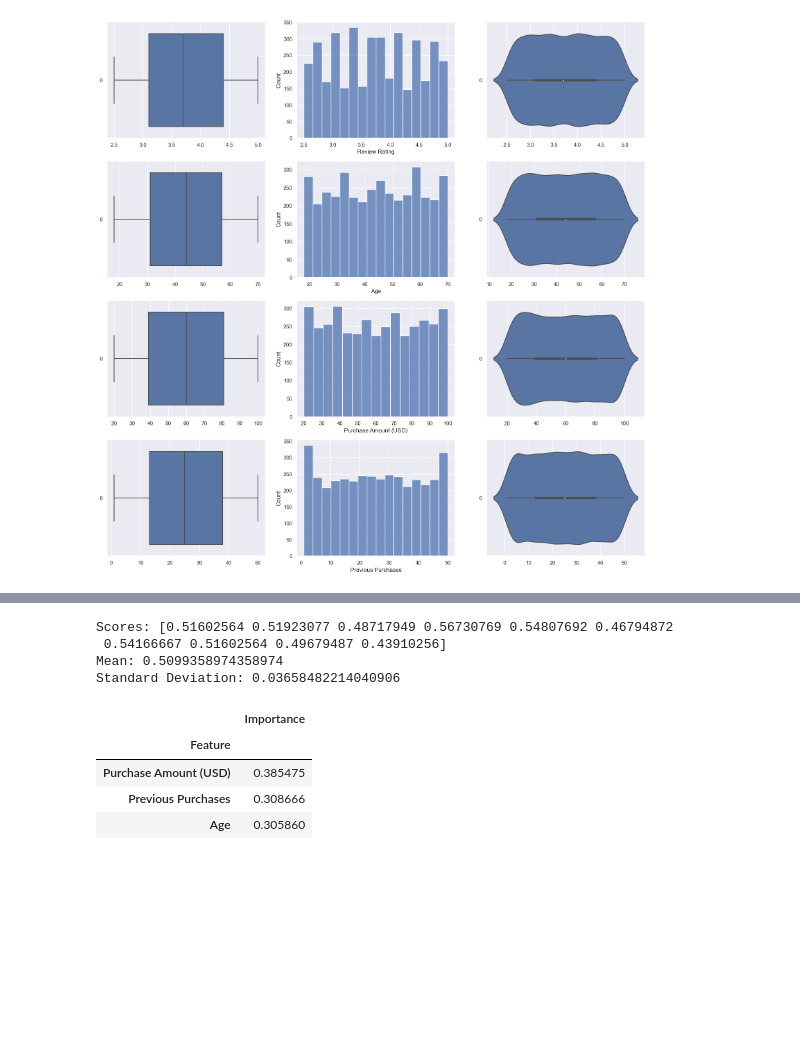
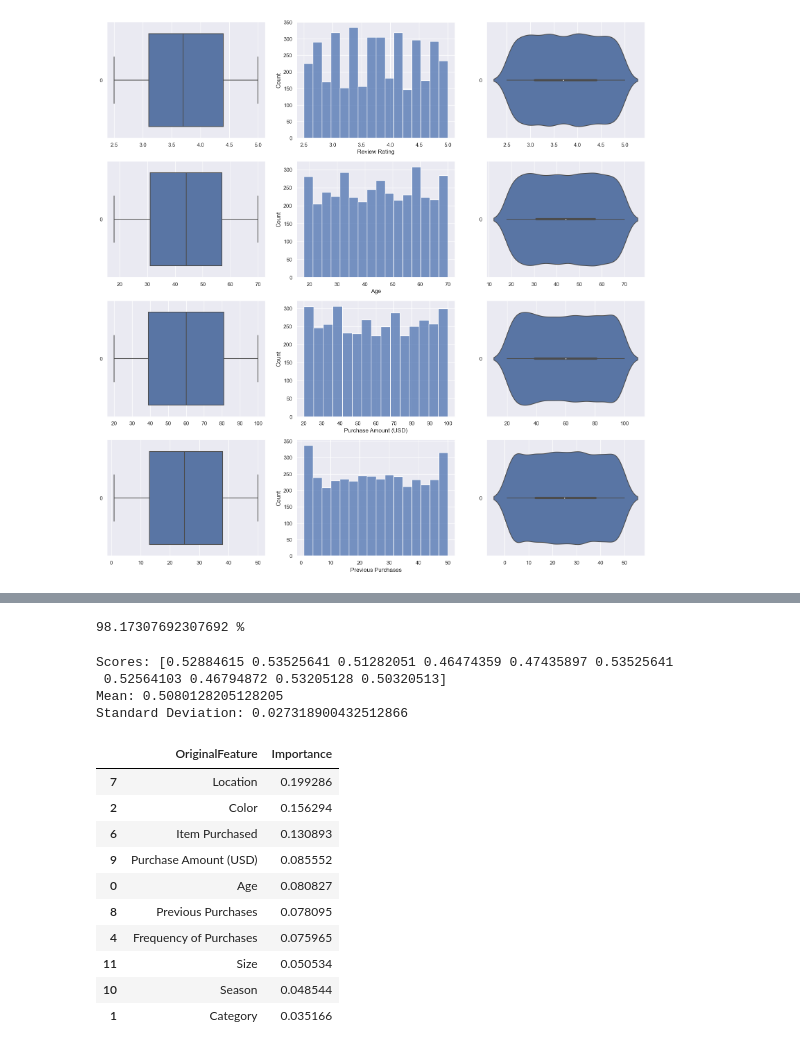
Before and after one commit to mendax1234/SC1015-Project-Customer-Shopping-Trends, a Jupyter notebook: Random-Forest.ipynb, the cells around one changed output, grey strips where cells are left out. Cells and saved outputs as stored; diff of their text form; code cells hidden in the pictures; blank space fills up the shorter version.

```diff
--- a/Random-Forest.ipynb
+++ b/Random-Forest.ipynb
@@ -98,3 +82,42 @@ print(accuracy_rf, "%")
+# %%
+#Preparation of Data Frames
+X = data[["Age", "Gender", "Category", "Location", "Size", "Color","Season","Subscription Status","Discount Applied","Frequency of Purchases","Item Purchased","Purchase Amount (USD)","Previous Purchases"]]
+Y = data["Review Rating"]
+
+Z = data[["Age", "Gender", "Category", "Location", "Size", "Color","Season","Subscription Status","Discount Applied","Frequency of Purchases","Item Purchased","Purchase Amount (USD)","Previous Purchases"]]
+#Creating Dummy Variables for Categorical Variables
+X = pd.get_dummies(data=X, drop_first=False)
+Z = pd.get_dummies(data=Z, drop_first=False)
+
+
+index_list = data['Customer ID'].tolist()
+column_values = pd.Series(index_list)
+Z.insert(loc=0, column='Customer ID', value=column_values)
+
+
+ColumnList =(X.columns.values.tolist())
+# %%
+a = data["Review Rating"]
+Review_Rating_List = []
+for i in data["Review Rating"]:
+    if i >= 3.75:               # Mark good purchase experience with '1' if ReviewRating >= 3.75
+        Review_Rating_List.append(1)
+    else:                      # Mark bad purchase experience with '1' if ReviewRating < 3.75
+        Review_Rating_List.append(0)
+
+
+X_train, X_test, y_train, y_test = train_test_split(X, Review_Rating_List, test_size = 0.2)
+# %%
+random_forest = RandomForestClassifier(n_estimators = 10)
+random_forest.fit(X_train, y_train)
+
+y_prediction = random_forest.predict(X_test)
+
+random_forest.score(X_train, y_train)
+accuracy_rf = random_forest.score(X_train, y_train) * 100
+print(accuracy_rf, "%")
+# %% [output]
+98.17307692307692 %
 # %%
 #K-fold Cross Validation to check how good is random forest performance
 rf = RandomForestClassifier(n_estimators = 10)
@@ -104,19 +127,38 @@ print("Scores:", scores)
 print("Mean:", scores.mean())
 print("Standard Deviation:", scores.std())
 # %% [output]
-Scores: [0.51602564 0.51923077 0.48717949 0.56730769 0.54807692 0.46794872
- 0.54166667 0.51602564 0.49679487 0.43910256]
-Mean: 0.5099358974358974
-Standard Deviation: 0.03658482214040906
+Scores: [0.52884615 0.53525641 0.51282051 0.46474359 0.47435897 0.53525641
+ 0.52564103 0.46794872 0.53205128 0.50320513]
+Mean: 0.5080128205128205
+Standard Deviation: 0.027318900432512866
 # %%
 importance = pd.DataFrame({"Feature": X_train.columns, "Importance": random_forest.feature_importances_})
 importance = importance.sort_values("Importance", ascending = False).set_index("Feature")
+# %%
+feature_importance_df = pd.DataFrame({
+    'Feature': X_train.columns,
+    'Importance': random_forest.feature_importances_
+})
+
+# Sum the importance of one-hot features for each original feature
+original_feature_importances = feature_importance_df.copy()
+original_feature_importances['OriginalFeature'] = feature_importance_df['Feature'].str.split('_').str[0]  # assuming default pd.get_dummies() encoding
+original_feature_importances = original_feature_importances.groupby('OriginalFeature').agg({'Importance': 'sum'}).reset_index()
+
+# Sort by importance
+original_feature_importances = original_feature_importances.sort_values(by='Importance', ascending=False)
 # %%
-importance.head()
+original_feature_importances.head(10)
 # %% [output]
-|  | Importance |
-| Feature |  |
-| Purchase Amount (USD) | 0.385475 |
-| Previous Purchases | 0.308666 |
-| Age | 0.305860 |
+|  | OriginalFeature | Importance |
+| 7 | Location | 0.199286 |
+| 2 | Color | 0.156294 |
+| 6 | Item Purchased | 0.130893 |
+| 9 | Purchase Amount (USD) | 0.085552 |
+| 0 | Age | 0.080827 |
+| 8 | Previous Purchases | 0.078095 |
+| 4 | Frequency of Purchases | 0.075965 |
+| 11 | Size | 0.050534 |
+| 10 | Season | 0.048544 |
+| 1 | Category | 0.035166 |
 # %%
```
Also changed, not shown: parts of 21 cells of this notebook, 1 other file.
